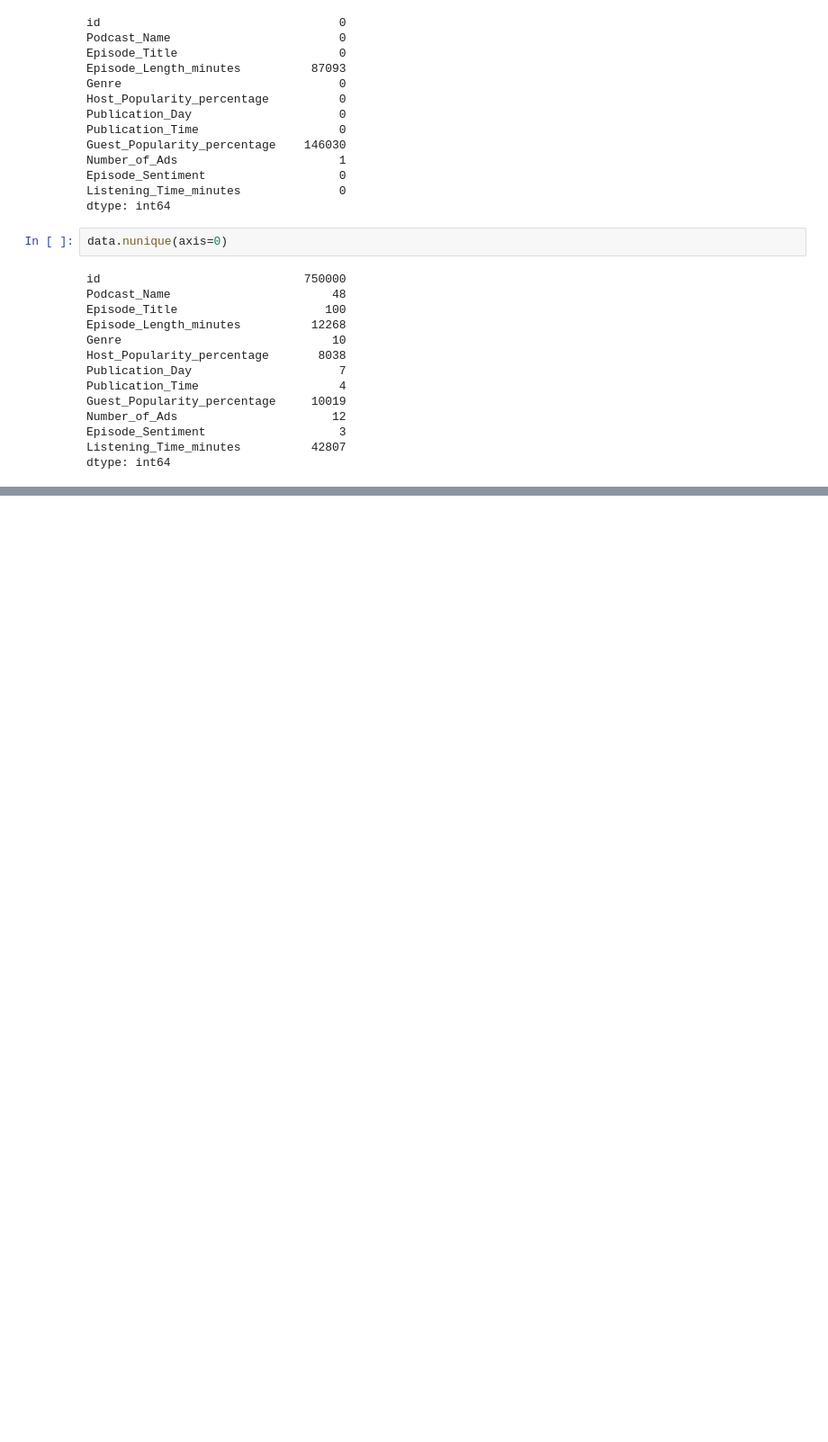
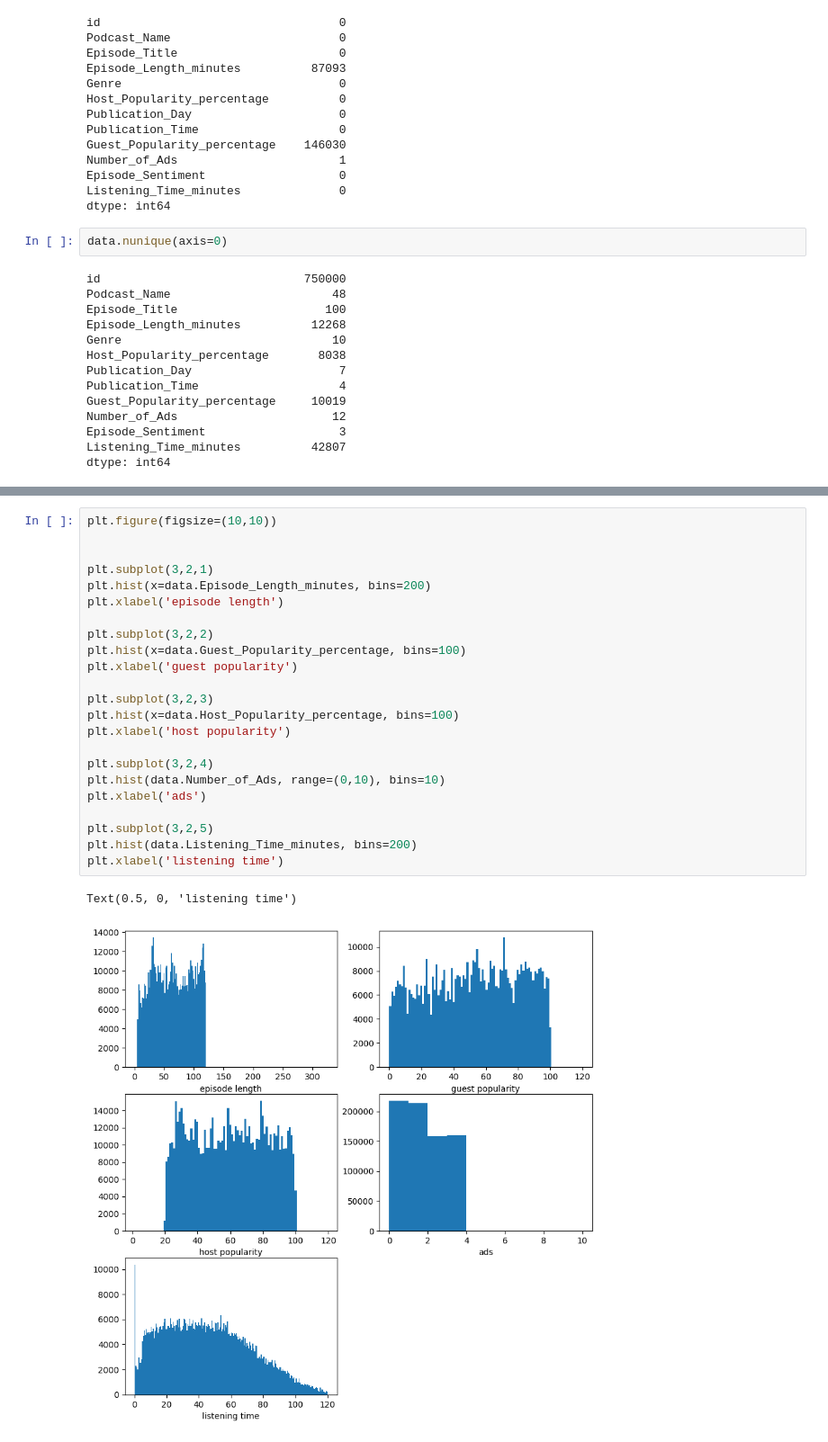
Before and after one commit to Hegde-Darshan/kaggle_podcast_listentime, a Jupyter notebook: Code/dataexp.ipynb, the cells around one changed output, grey strips where cells are left out. Shown at 90% size. Drawn from its saved outputs; the diff is of its cells as text; blank space fills up the shorter version.

```diff
--- a/Code/dataexp.ipynb
+++ b/Code/dataexp.ipynb
@@ -83,0 +155,26 @@ dtype: int64
+# %%
+plt.figure(figsize=(10,10))
+
+
+plt.subplot(3,2,1)
+plt.hist(x=data.Episode_Length_minutes, bins=200)
+plt.xlabel('episode length')
+
+plt.subplot(3,2,2)
+plt.hist(x=data.Guest_Popularity_percentage, bins=100)
+plt.xlabel('guest popularity')
+
+plt.subplot(3,2,3)
+plt.hist(x=data.Host_Popularity_percentage, bins=100)
+plt.xlabel('host popularity')
+
+plt.subplot(3,2,4)
+plt.hist(data.Number_of_Ads, range=(0,10), bins=10)
+plt.xlabel('ads')
+
+plt.subplot(3,2,5)
+plt.hist(data.Listening_Time_minutes, bins=200)
+plt.xlabel('listening time')
+# %% [output]
+Text(0.5, 0, 'listening time')
+[figure, added]
```
Also changed, not shown: parts of 8 cells of this notebook, 5 other files.
